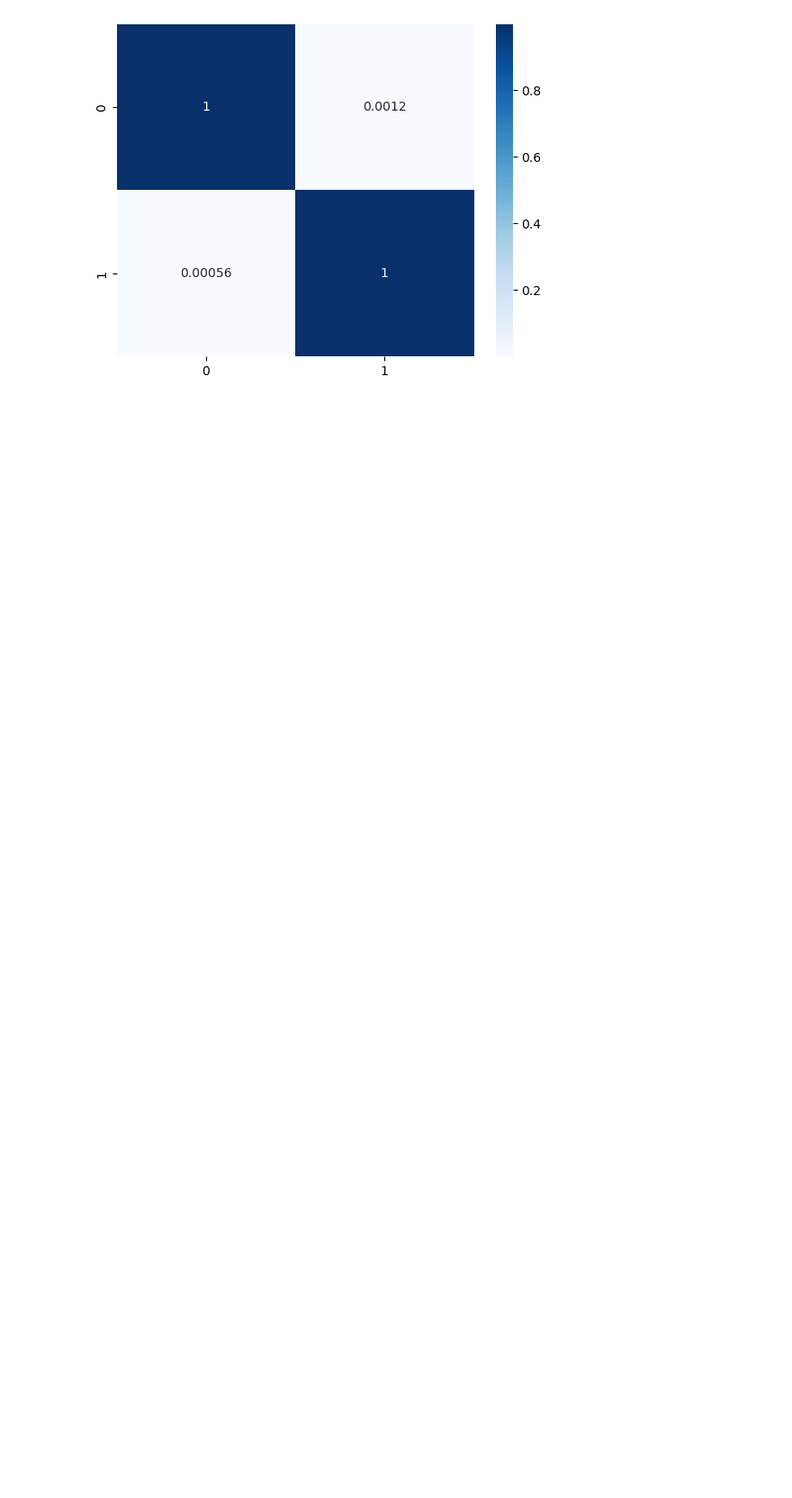
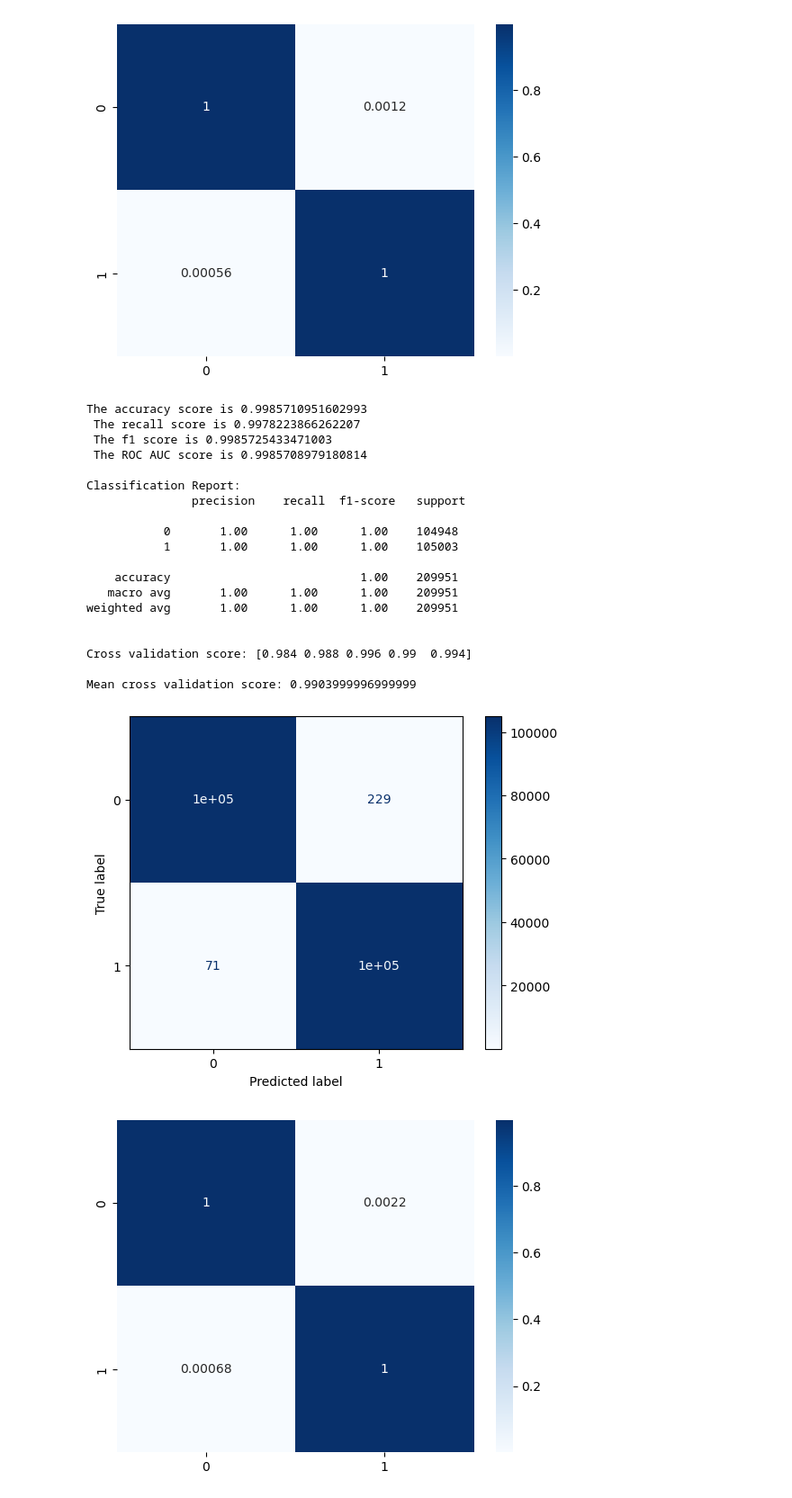
Before and after one commit to PBustamante65/NEO, a Jupyter notebook: API_test/classtest/test.ipynb, the cells around one changed output. Shown at 90% size. Cells and saved outputs as stored; diff of their text form; code cells hidden in the pictures; blank space fills up the shorter version.

Commit message:
Tests

```diff
--- a/API_test/classtest/test.ipynb
+++ b/API_test/classtest/test.ipynb
@@ -1198,8 +1242,8 @@ class ngboost:
 # %%
 df = pd.read_csv('/Volumes/Maestria/Maestria/Programs/Machine Learning/Proyecto/neo_data_copy1.csv')
 # df = pd.read_csv('/Volumes/Maestria/GitHub/NEO/NEO/nearest-earth-objects(1910-2024).csv')
-df = OverallProcessor(df).clean2()
-#df.drop(columns=['estimated_diameter_min', 'estimated_diameter_max', 'estimated_diameter_average'], inplace=True)
+df = OverallProcessor(df).clean()
+# #df.drop(columns=['estimated_diameter_min', 'estimated_diameter_max', 'estimated_diameter_average'], inplace=True)
 df = OverallProcessor(df).smote()
 df.head()
 # %% [output]
@@ -1443,3 +1487,29 @@ Cross validation score: [0.992 0.996 0.998 0.995 0.995]
 Mean cross validation score: 0.99519999975
 [figure]
 [figure]
+# %%
+prediction1 = ANN(X_train_sample, X_test, y_train_sample, y_test)
+
+prediction1.fit()
+# %% [output]
+The accuracy score is 0.9985710951602993
+ The recall score is 0.9978223866262207
+ The f1 score is 0.9985725433471003
+ The ROC AUC score is 0.9985708979180814
+
+Classification Report:
+               precision    recall  f1-score   support
+
+           0       1.00      1.00      1.00    104948
+           1       1.00      1.00      1.00    105003
+
+    accuracy                           1.00    209951
+   macro avg       1.00      1.00      1.00    209951
+weighted avg       1.00      1.00      1.00    209951
+
+
+Cross validation score: [0.984 0.988 0.996 0.99  0.994]
+
+Mean cross validation score: 0.9903999996999999
+[figure, added]
+[figure, added]
```
Also changed, not shown: parts of 4 cells of this notebook, 6 other files.
